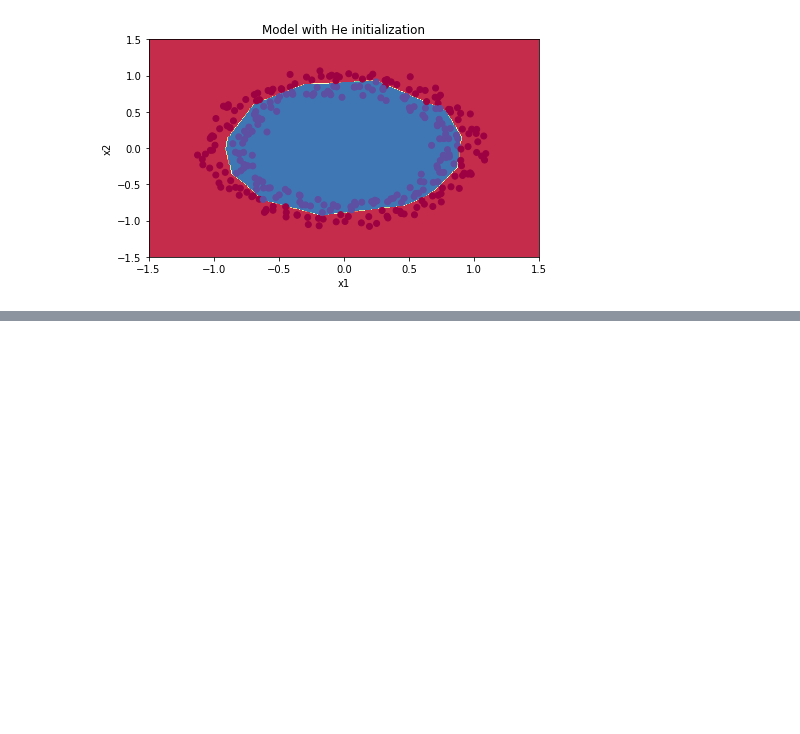
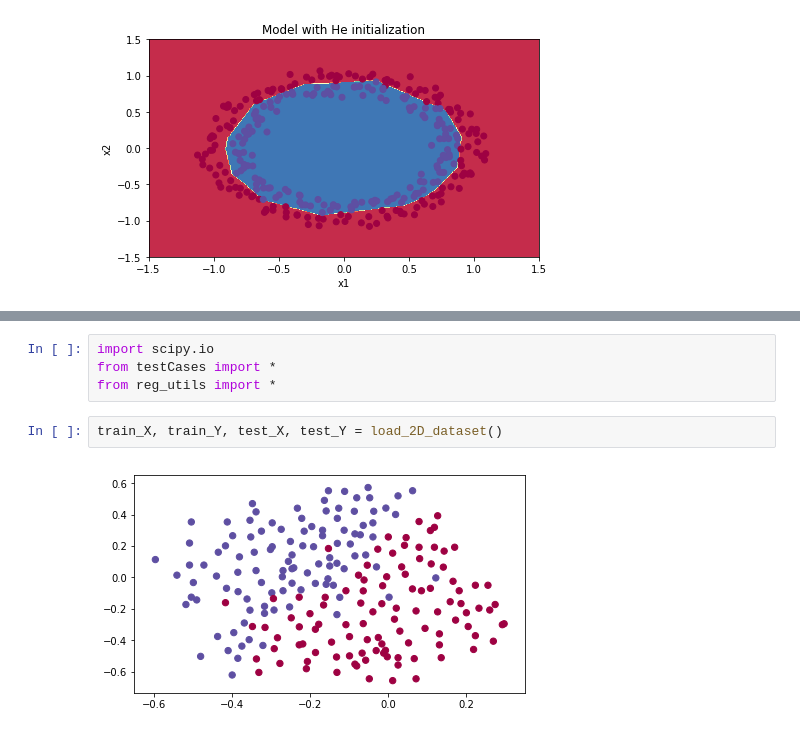
Before and after one commit to emarinhoss/projects_jupyter, a Jupyter notebook: Coursera/Improving_Deep_Learning.ipynb, the cells around one changed output, grey strips where cells are left out. Cells and saved outputs as stored; diff of their text form; blank space fills up the shorter version.

```diff
--- a/Coursera/Improving_Deep_Learning.ipynb
+++ b/Coursera/Improving_Deep_Learning.ipynb
@@ -584,0 +607,8 @@ You have seen three different types of initializations. For the same number of i
+# %%
+import scipy.io
+from testCases import *
+from reg_utils import *
+# %%
+train_X, train_Y, test_X, test_Y = load_2D_dataset()
+# %% [output]
+[figure, added]
```
Also changed, not shown: parts of 59 cells of this notebook, 19 other files.
